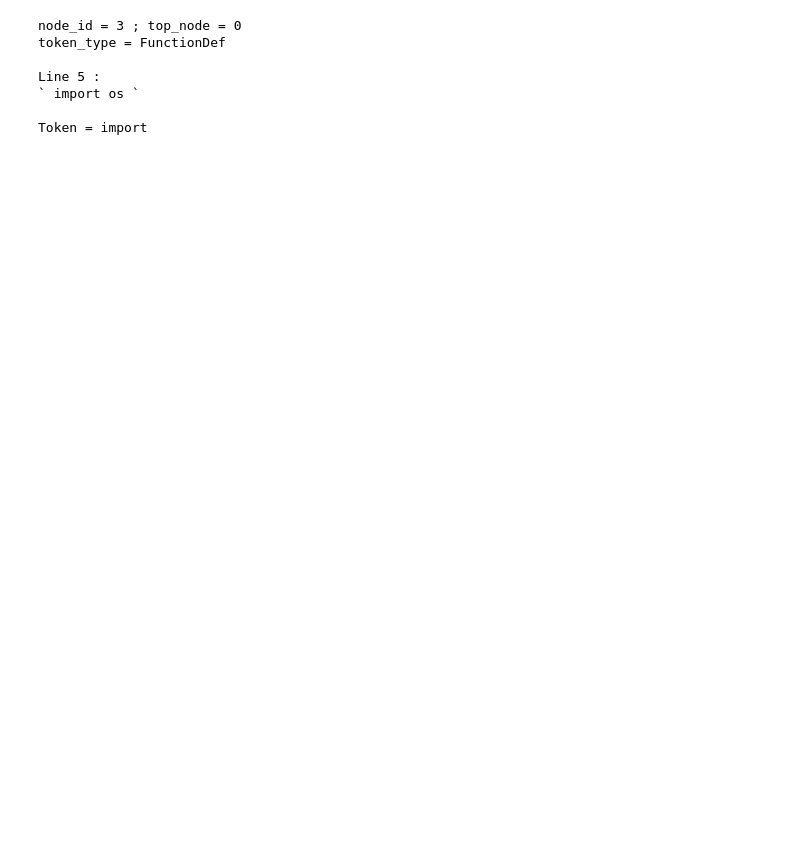
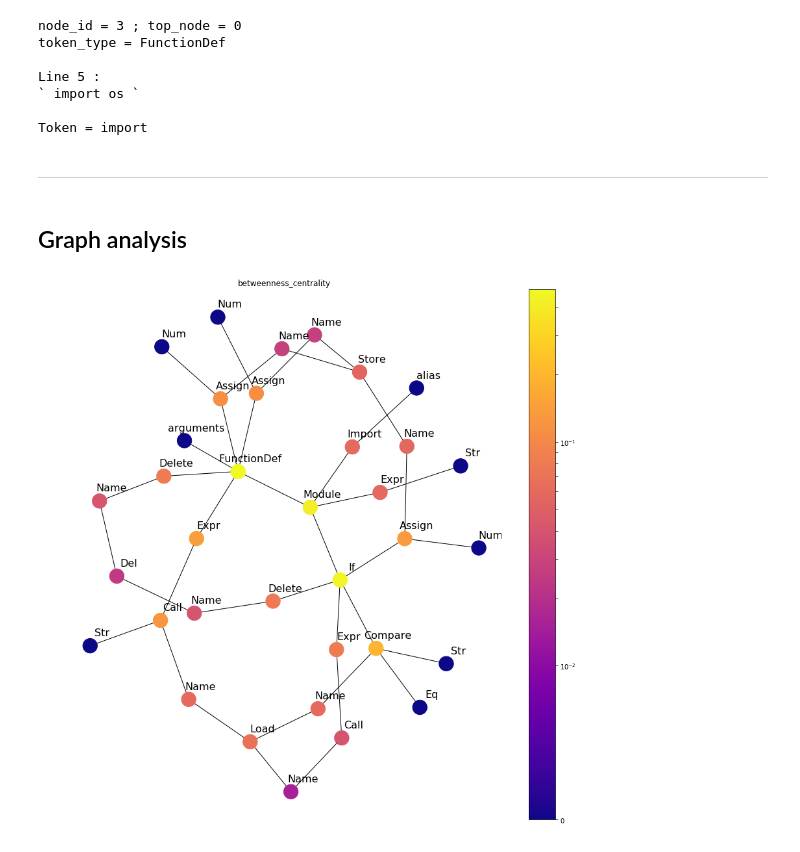
Before and after one commit to dtsbourg/codegraph-fmt, a Jupyter notebook: Inspector.ipynb, the cells around one changed output. Cells and saved outputs as stored; diff of their text form; code cells hidden in the pictures; blank space fills up the shorter version.

```diff
--- a/Inspector.ipynb
+++ b/Inspector.ipynb
@@ -189,3 +185,42 @@ Line 5 :
 ` import os `
 
 Token = import
+# %% [markdown]
+---
+# %% [markdown]
+## Graph analysis
+# %%
+def draw_color_graph(G, measure):
+    plt.figure(figsize=(15,15))
+    pos = nx.layout.kamada_kawai_layout(G)
+    labels = {}
+    for n in G.nodes():
+        labels[n] = get_name_from_token(feats[n], show_id=False)
+    measures = color_list = [v for v in measure(G).values()]
+    measure_name = measure.__name__
+
+    nodes = nx.draw_networkx_nodes(G, pos, node_size=500, cmap=plt.cm.plasma,
+                                   node_color=measures,
+                                   nodelist=G.nodes())
+
+    nodes.set_norm(mcolors.SymLogNorm(linthresh=0.01, linscale=1))
+
+    # labels = nx.draw_networkx_labels(G, pos)
+    edges = nx.draw_networkx_edges(G, pos)
+
+    pos_labels = {}
+    x_off, y_off = 0.05, 0.05
+
+    for k, v in pos.items():
+        pos_labels[k] = (v[0]+x_off, v[1]+y_off)
+
+    nx.draw_networkx_labels(G,pos_labels,labels,font_size=16)
+
+    plt.title(measure_name)
+    plt.colorbar(nodes)
+    plt.axis('off')
+    plt.show()
+# %%
+draw_color_graph(G, nx.betweenness_centrality)
+# %% [output]
+[figure, added]
```
Also changed, not shown: parts of 10 cells of this notebook.
